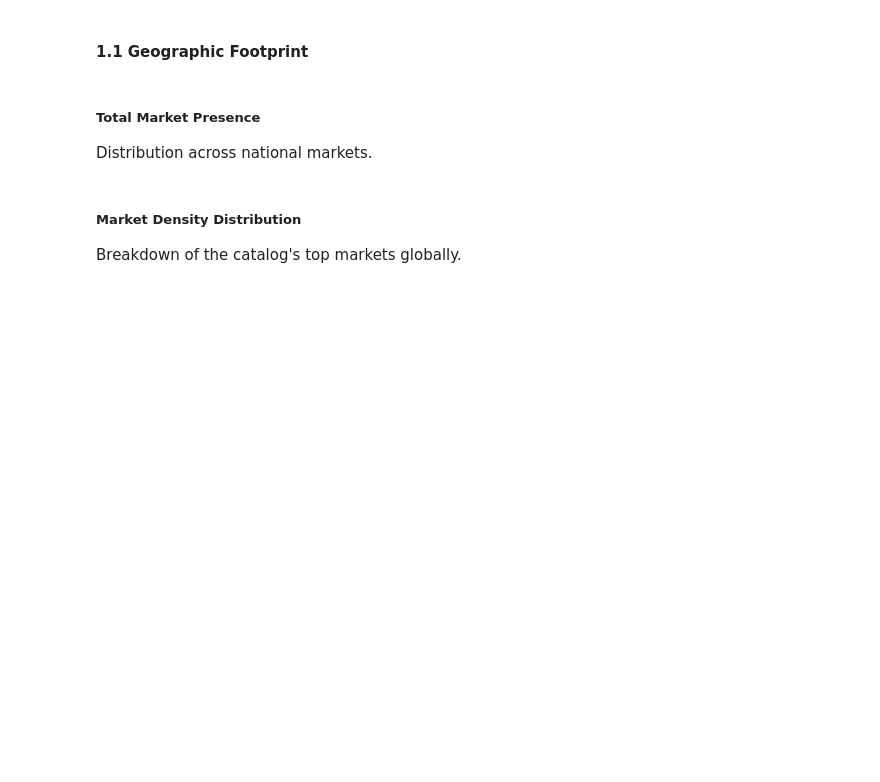
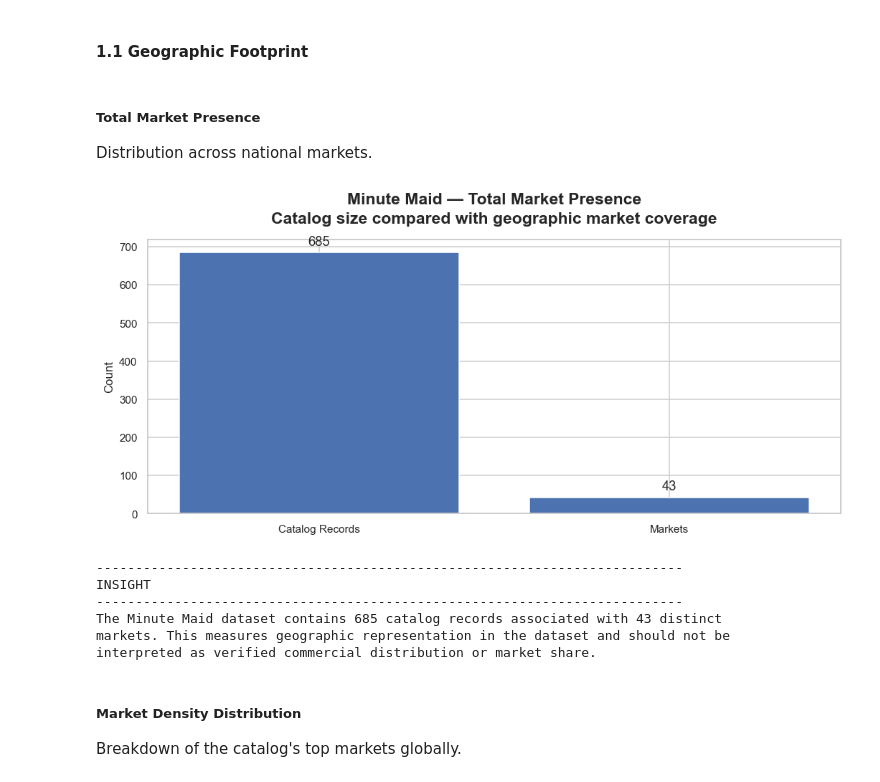
Before and after one commit to Codon-s/cpg-product-intelligence, a Jupyter notebook: report.ipynb, the cells around one changed output. Drawn from its saved outputs; the diff is of its cells as text; code cells hidden in the pictures; blank space fills up the shorter version.

Commit message:
Complete Global Overview for Minute-Maid

```diff
--- a/report.ipynb
+++ b/report.ipynb
@@ -2007,11 +2007,26 @@ to multiple countries have broader geographic tagging. This does not independent
 establish formulation equivalence.
 # %% [markdown]
 ### Brand: Minute-Maid
+# %%
+mm = GlobalAnalysis(
+    minutemaid,
+    brand="Minute Maid"
+)
 # %% [markdown]
 #### 1.1 Geographic Footprint
 # %% [markdown]
 ##### Total Market Presence
 Distribution across national markets.
+# %%
+mm.total_market_presence()
+# %% [output]
+[figure, added]
+---------------------------------------------------------------------------
+INSIGHT
+---------------------------------------------------------------------------
+The Minute Maid dataset contains 685 catalog records associated with 43 distinct
+markets. This measures geographic representation in the dataset and should not be
+interpreted as verified commercial distribution or market share.
 # %% [markdown]
 ##### Market Density Distribution
 Breakdown of the catalog's top markets globally.
```
Also changed, not shown: parts of 9 cells of this notebook.
